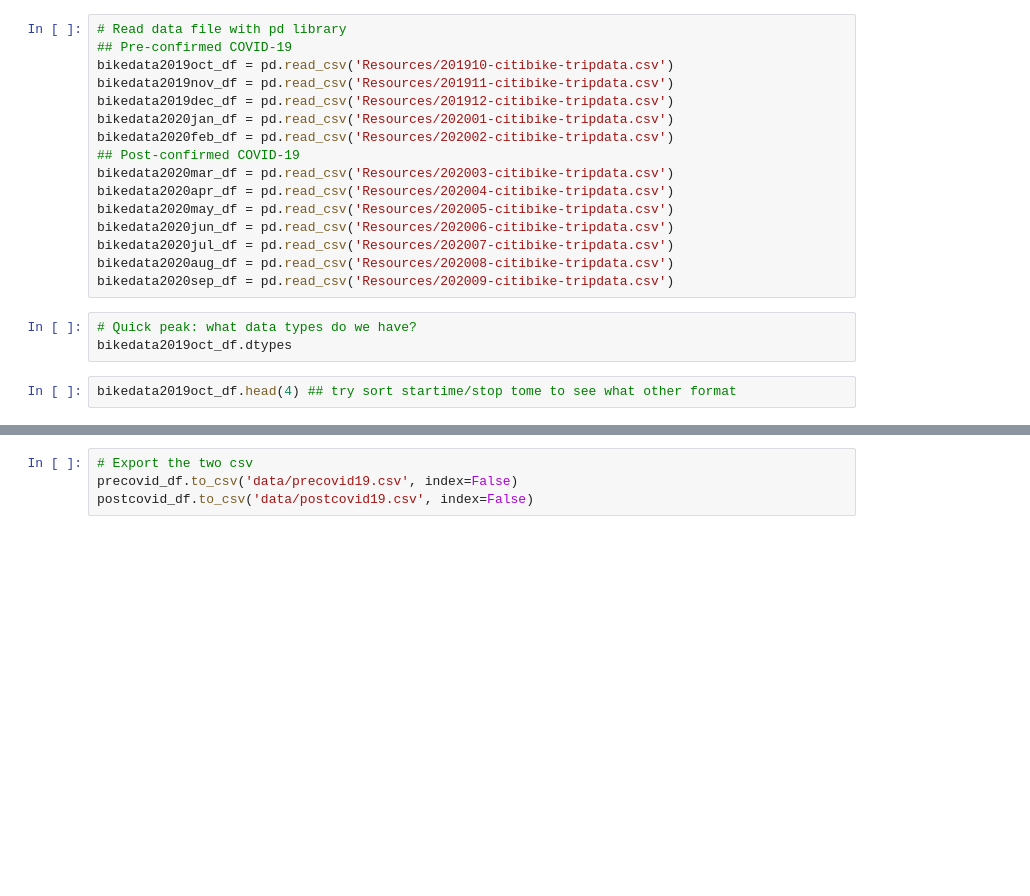
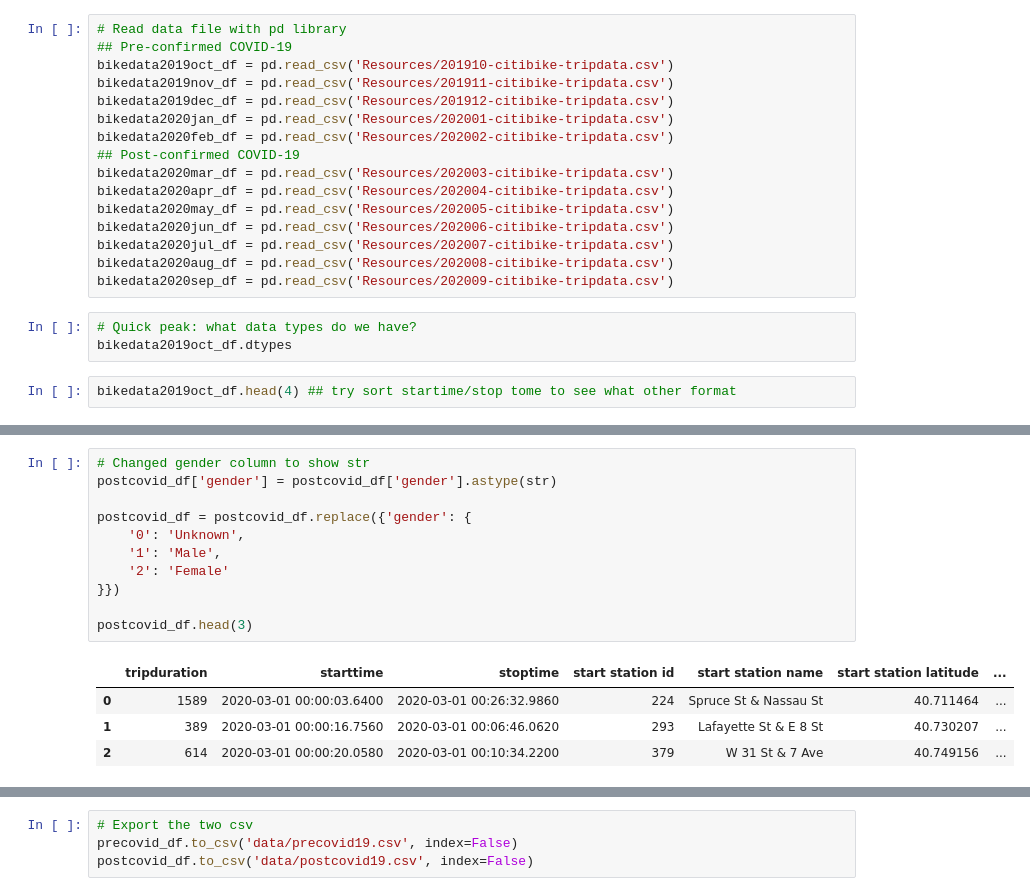
Before and after one commit to ckunakom/NY-citibike, a Jupyter notebook: combined_data.ipynb, the cells around one changed output, grey strips where cells are left out. Cells and saved outputs as stored; diff of their text form; blank space fills up the shorter version.

```diff
--- a/combined_data.ipynb
+++ b/combined_data.ipynb
@@ -34,0 +86,16 @@ postcovid_df
+# %%
+# Changed gender column to show str
+postcovid_df['gender'] = postcovid_df['gender'].astype(str)
+
+postcovid_df = postcovid_df.replace({'gender': {
+    '0': 'Unknown',
+    '1': 'Male',
+    '2': 'Female'
+}})
+
+postcovid_df.head(3)
+# %% [output]
+|  | tripduration | starttime | stoptime | start station id | start station name | start station latitude | ... |
+| 0 | 1589 | 2020-03-01 00:00:03.6400 | 2020-03-01 00:26:32.9860 | 224 | Spruce St & Nassau St | 40.711464 | ... |
+| 1 | 389 | 2020-03-01 00:00:16.7560 | 2020-03-01 00:06:46.0620 | 293 | Lafayette St & E 8 St | 40.730207 | ... |
+| 2 | 614 | 2020-03-01 00:00:20.0580 | 2020-03-01 00:10:34.2200 | 379 | W 31 St & 7 Ave | 40.749156 | ... |
```
Also changed, not shown: parts of 5 cells of this notebook.
